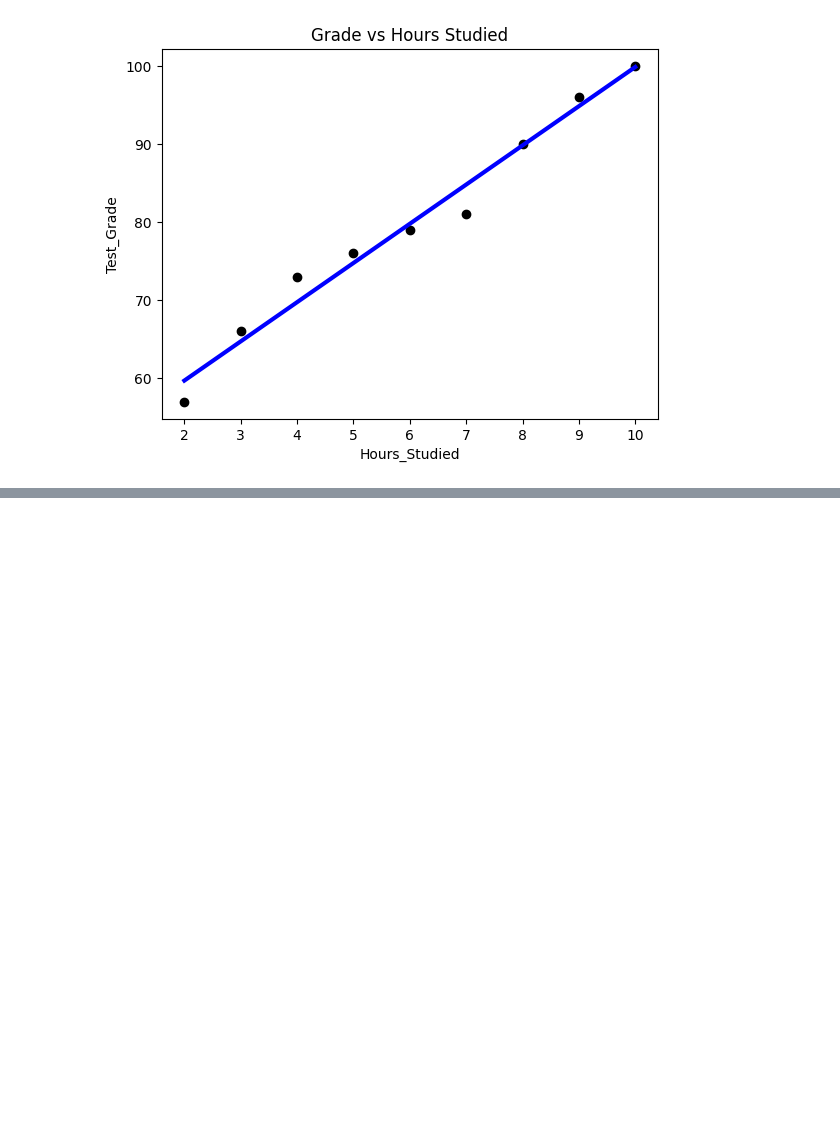
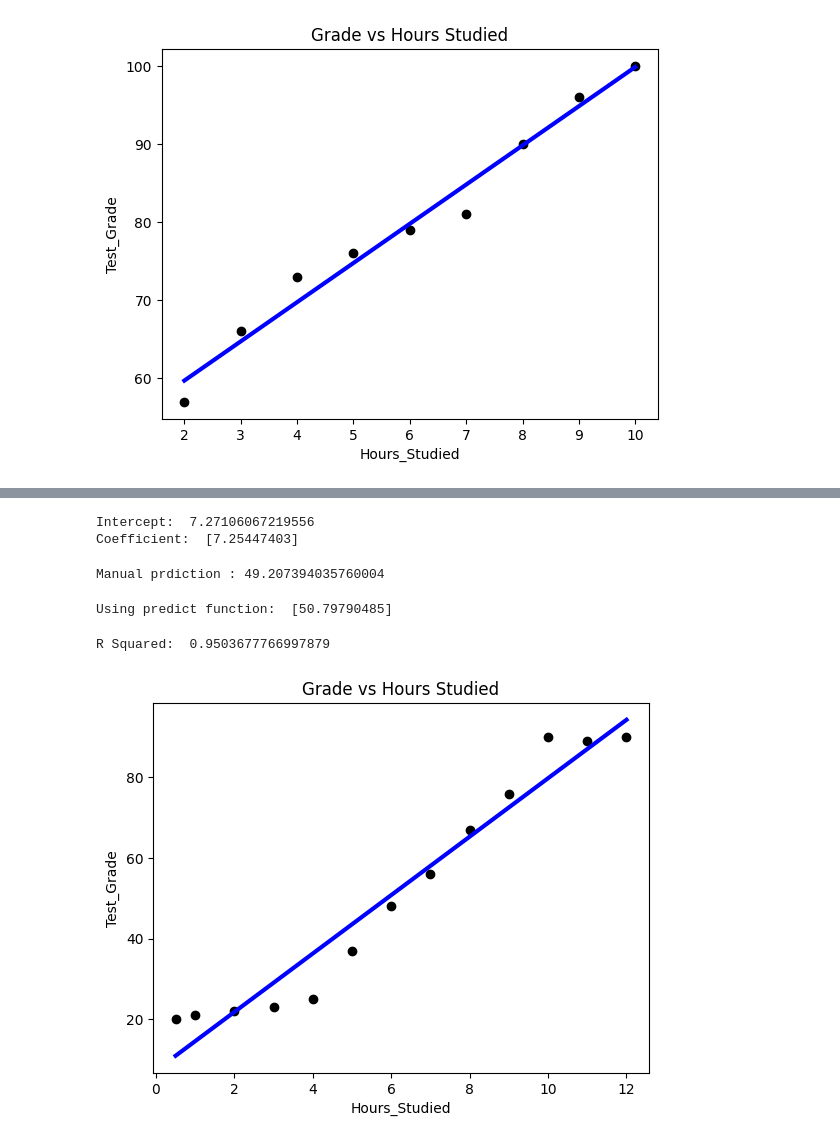
Before and after one commit to ejaj/machine-learning, a Jupyter notebook: fundamentals-ml/Regression.ipynb, the cells around one changed output, grey strips where cells are left out. Saved outputs shown, nothing was run; the diff lists cells and outputs as text; code cells hidden in the pictures; blank space fills up the shorter version.

```diff
--- a/fundamentals-ml/Regression.ipynb
+++ b/fundamentals-ml/Regression.ipynb
@@ -100,0 +184,35 @@ Text(0.5, 0, 'Hours_Studied')
+# %%
+# Create linear regression object
+lr = lm.LinearRegression()
+x = df['Hours_Studied'].values[:, np.newaxis]  # independent variable
+y = df['Test_Grade'].values     # dependent variable
+# %%
+# Train the model using the training sets
+lr.fit(x, y)
+print ("Intercept: ", lr.intercept_)
+print ("Coefficient: ", lr.coef_)
+# %% [output]
+Intercept:  7.27106067219556
+Coefficient:  [7.25447403]
+# %%
+# manual prediction for a given value of x
+print ("Manual prdiction :", 5.74120829576 + 7.24436429*6)
+# %% [output]
+Manual prdiction : 49.207394035760004
+# %%
+# predict using the built-in function
+print ("Using predict function: ", lr.predict(np.array([6]).reshape(-1, 1)))
+# %% [output]
+Using predict function:  [50.79790485]
+# %%
+# plotting fitted line
+plt.scatter(x, y,  color='black')
+plt.plot(x, lr.predict(x), color='blue', linewidth=3)
+plt.title('Grade vs Hours Studied')
+plt.ylabel('Test_Grade')
+plt.xlabel('Hours_Studied')
+
+print ("R Squared: ", r2_score(y, lr.predict(x)))
+# %% [output]
+R Squared:  0.9503677766997879
+[figure, added]
```
Also changed, not shown: parts of 12 cells of this notebook, 14 other files.
